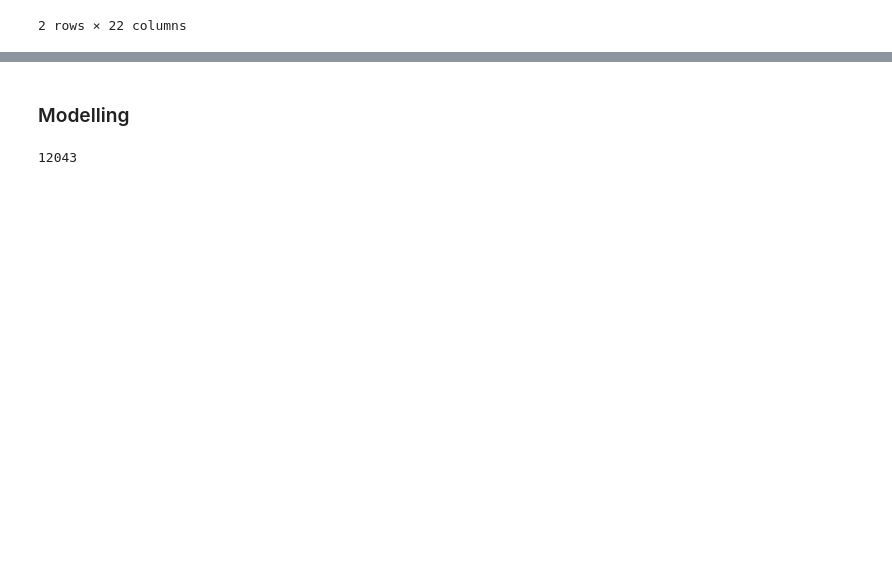
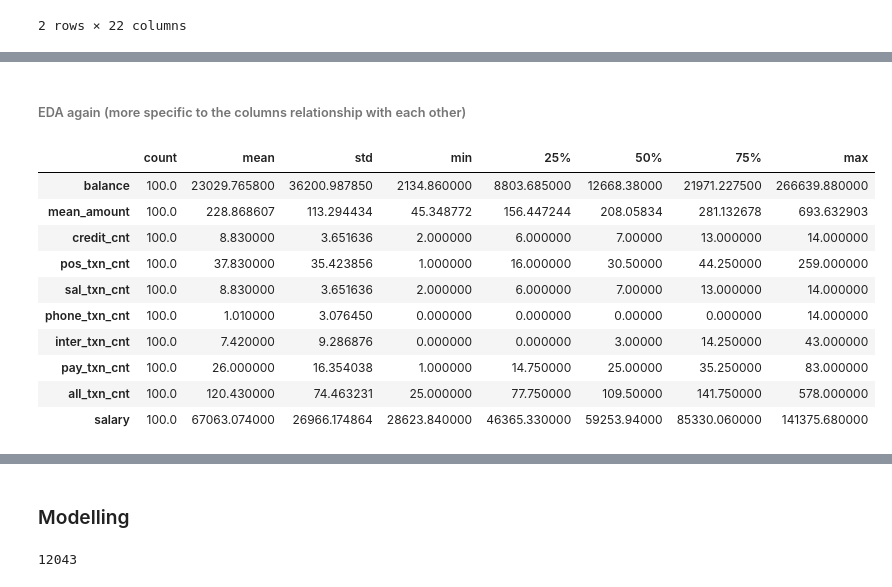
Before and after one commit to Zeeniye/data-anz-virtual-experience-insidesherpa, a Jupyter notebook: data-anz-virtual-internship.ipynb, the cells around one changed output, grey strips where cells are left out. Saved outputs shown, nothing was run; the diff lists cells and outputs as text; code cells hidden in the pictures; blank space fills up the shorter version.

```diff
--- a/data-anz-virtual-internship.ipynb
+++ b/data-anz-virtual-internship.ipynb
@@ -338,0 +552,16 @@ The file will have its original line endings in your working directory
+# %% [markdown]
+###### EDA again (more specific to the columns relationship with each other)
+# %%
+train_df.describe().T
+# %% [output]
+|  | count | mean | std | min | 25% | 50% | 75% | max |
+| balance | 100.0 | 23029.765800 | 36200.987850 | 2134.860000 | 8803.685000 | 12668.38000 | 21971.227500 | 266639.880000 |
+| mean_amount | 100.0 | 228.868607 | 113.294434 | 45.348772 | 156.447244 | 208.05834 | 281.132678 | 693.632903 |
+| credit_cnt | 100.0 | 8.830000 | 3.651636 | 2.000000 | 6.000000 | 7.00000 | 13.000000 | 14.000000 |
+| pos_txn_cnt | 100.0 | 37.830000 | 35.423856 | 1.000000 | 16.000000 | 30.50000 | 44.250000 | 259.000000 |
+| sal_txn_cnt | 100.0 | 8.830000 | 3.651636 | 2.000000 | 6.000000 | 7.00000 | 13.000000 | 14.000000 |
+| phone_txn_cnt | 100.0 | 1.010000 | 3.076450 | 0.000000 | 0.000000 | 0.00000 | 0.000000 | 14.000000 |
+| inter_txn_cnt | 100.0 | 7.420000 | 9.286876 | 0.000000 | 0.000000 | 3.00000 | 14.250000 | 43.000000 |
+| pay_txn_cnt | 100.0 | 26.000000 | 16.354038 | 1.000000 | 14.750000 | 25.00000 | 35.250000 | 83.000000 |
+| all_txn_cnt | 100.0 | 120.430000 | 74.463231 | 25.000000 | 77.750000 | 109.50000 | 141.750000 | 578.000000 |
+| salary | 100.0 | 67063.074000 | 26966.174864 | 28623.840000 | 46365.330000 | 59253.94000 | 85330.060000 | 141375.680000 |
```
Also changed, not shown: parts of 29 cells of this notebook.
